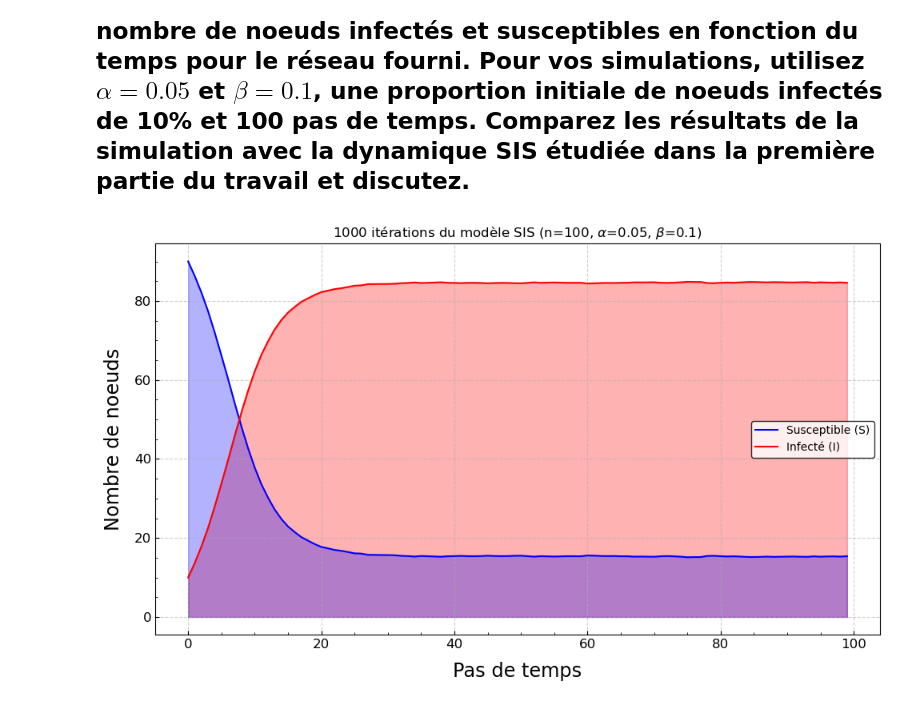
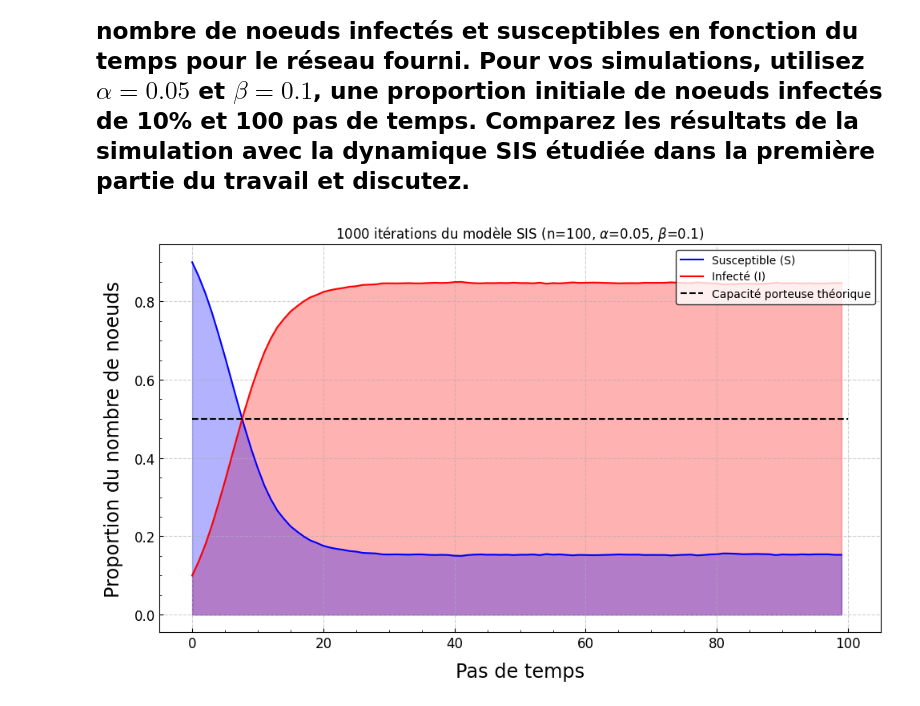
Before and after one commit to Antetokounpo/PhysNum-TP, a Jupyter notebook: TP4/TP4_FrancoisBedard_ThomasDesmarais_AntoineReid.ipynb, the cells around one changed output. Drawn from its saved outputs; the diff is of its cells as text; code cells hidden in the pictures.

```diff
--- a/TP4/TP4_FrancoisBedard_ThomasDesmarais_AntoineReid.ipynb
+++ b/TP4/TP4_FrancoisBedard_ThomasDesmarais_AntoineReid.ipynb
@@ -635,20 +635,21 @@ def modelStudy(network: nx.Graph, properties: tuple, iter: int) -> tuple:
 # %%
 réseau = nx.read_adjlist("reseau.adj")
 nombre_noeuds = nx.number_of_nodes(réseau)
 iterations = 1000
 properties = 0.05, 0.1, 0.1, 100
 time, s, i = modelStudy(réseau, properties, iterations)
 plt.figure(figsize=(10,6))
-plt.plot(time, s, label="Susceptible (S)", color="blue")
-plt.plot(time, i, label="Infecté (I)", color="red")
-plt.fill_between(time, 0, i, color="red", alpha=0.3)
-plt.fill_between(time, 0, s, color="blue", alpha=0.3)
+plt.plot(time, s/nombre_noeuds, label="Susceptible (S)", color="blue")
+plt.plot(time, i/nombre_noeuds, label="Infecté (I)", color="red")
+plt.hlines(1-(1/(0.1/0.05)), 0, 100, "k", linestyle="dashed", label="Capacité porteuse théorique")
+plt.fill_between(time, 0, i/nombre_noeuds, color="red", alpha=0.3)
+plt.fill_between(time, 0, s/nombre_noeuds, color="blue", alpha=0.3)
 plt.xlabel("Pas de temps")
-plt.ylabel("Nombre de noeuds")
+plt.ylabel("Proportion du nombre de noeuds")
 plt.title(f"{iterations} itérations du modèle SIS (n={nombre_noeuds}, $\\alpha$={0.05}, $\\beta$={0.1})")
-plt.legend(loc="right")
+plt.legend(loc="upper right")
 plt.grid(True, linestyle="--", alpha=0.6)
 plt.tight_layout()
 plt.show()
 # %% [output]
-[figure, old version]
+[figure, new version]
```
Also changed, not shown: parts of 2 cells of this notebook.
